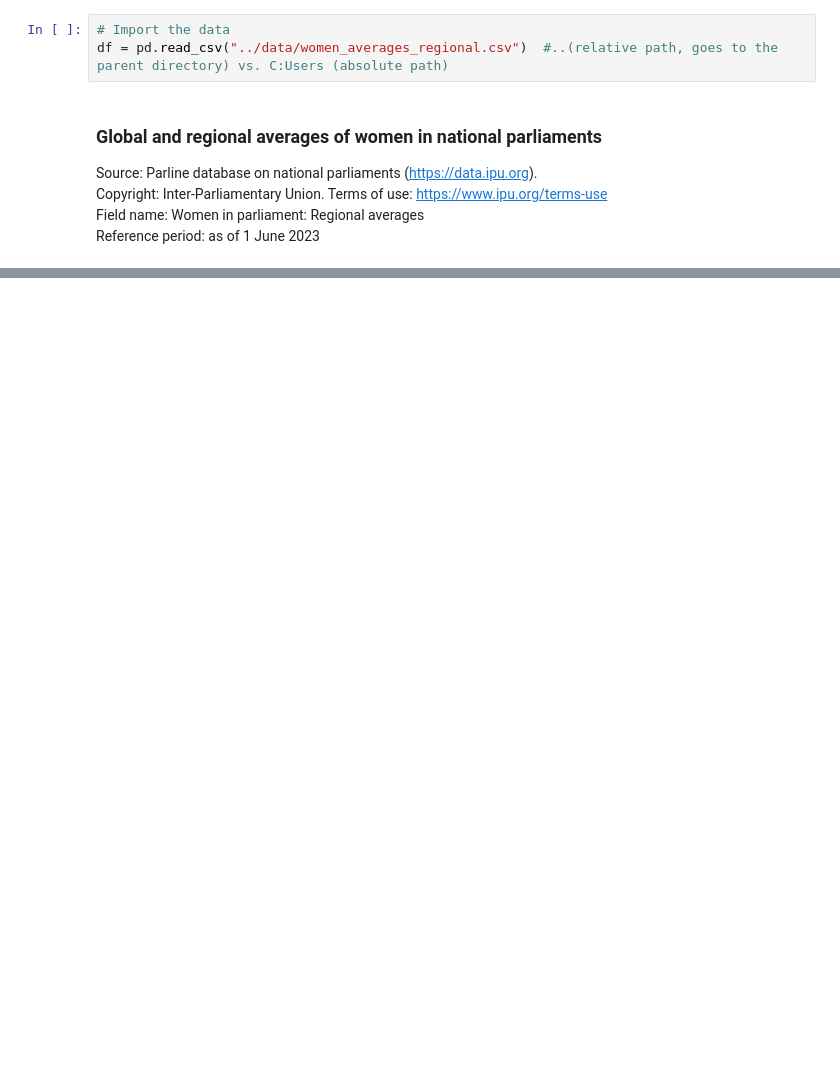
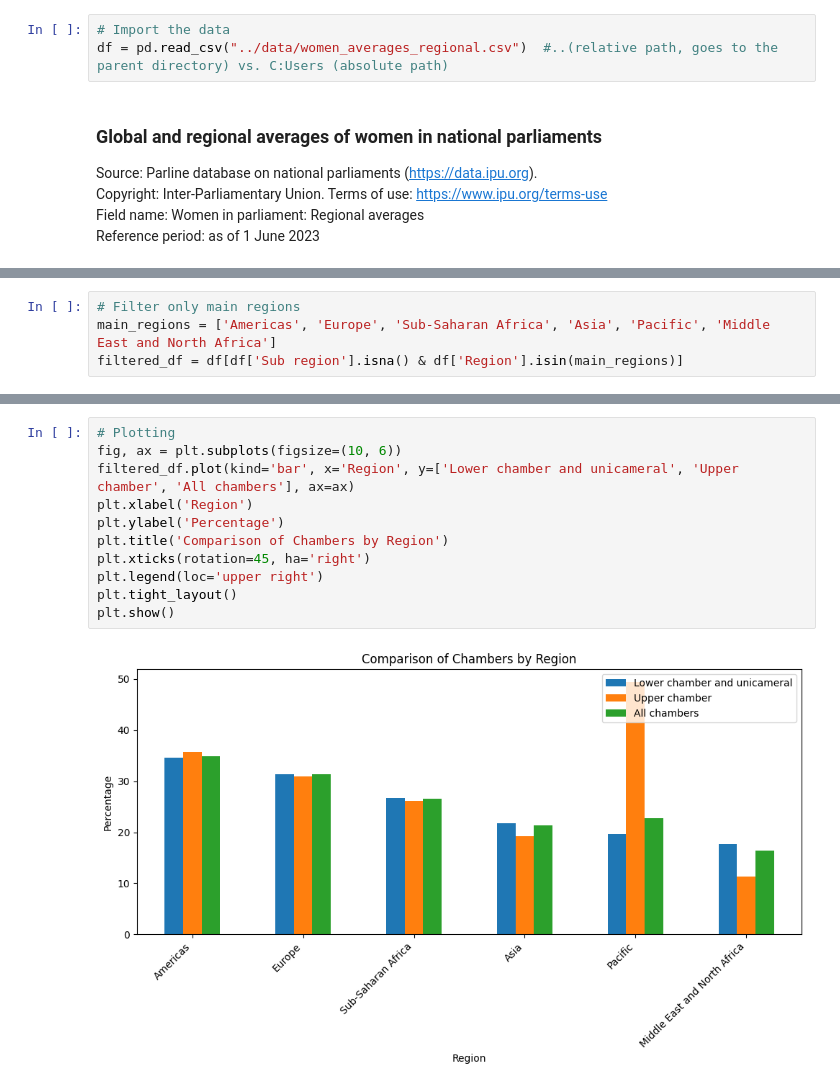
Before and after one commit to jennylzx/dissertation, a Jupyter notebook: notebooks/Women_in_parliament.ipynb, the cells around one changed output, grey strips where cells are left out. Drawn from its saved outputs; the diff is of its cells as text; blank space fills up the shorter version.

```diff
--- a/notebooks/Women_in_parliament.ipynb
+++ b/notebooks/Women_in_parliament.ipynb
@@ -36,0 +61,4 @@ df
+# %%
+# Filter only main regions
+main_regions = ['Americas', 'Europe', 'Sub-Saharan Africa', 'Asia', 'Pacific', 'Middle East and North Africa']
+filtered_df = df[df['Sub region'].isna() & df['Region'].isin(main_regions)]
@@ -36,0 +75,13 @@ df
+# %%
+# Plotting
+fig, ax = plt.subplots(figsize=(10, 6))
+filtered_df.plot(kind='bar', x='Region', y=['Lower chamber and unicameral', 'Upper chamber', 'All chambers'], ax=ax)
+plt.xlabel('Region')
+plt.ylabel('Percentage')
+plt.title('Comparison of Chambers by Region')
+plt.xticks(rotation=45, ha='right')
+plt.legend(loc='upper right')
+plt.tight_layout()
+plt.show()
+# %% [output]
+[figure, added]
```
Also changed, not shown: parts of 5 cells of this notebook, 2 other files.
